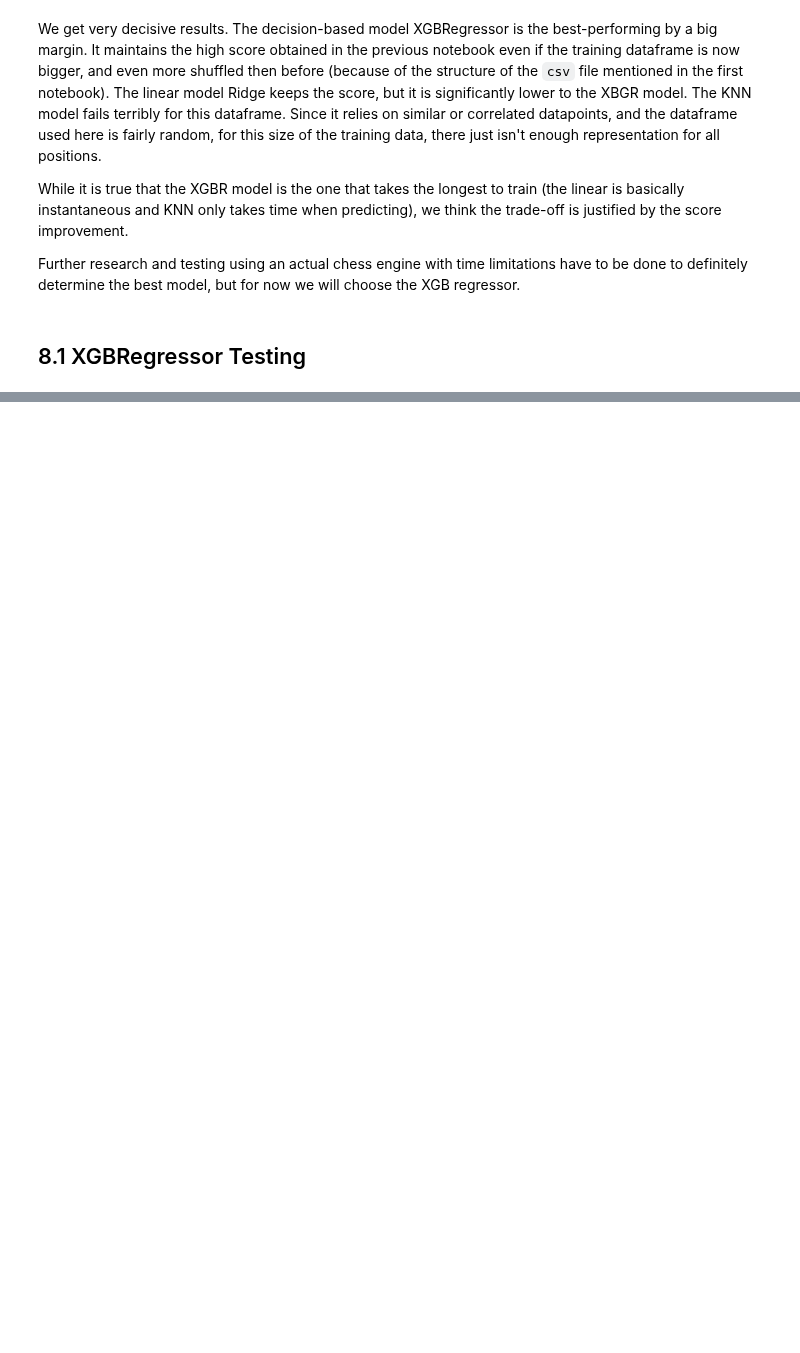
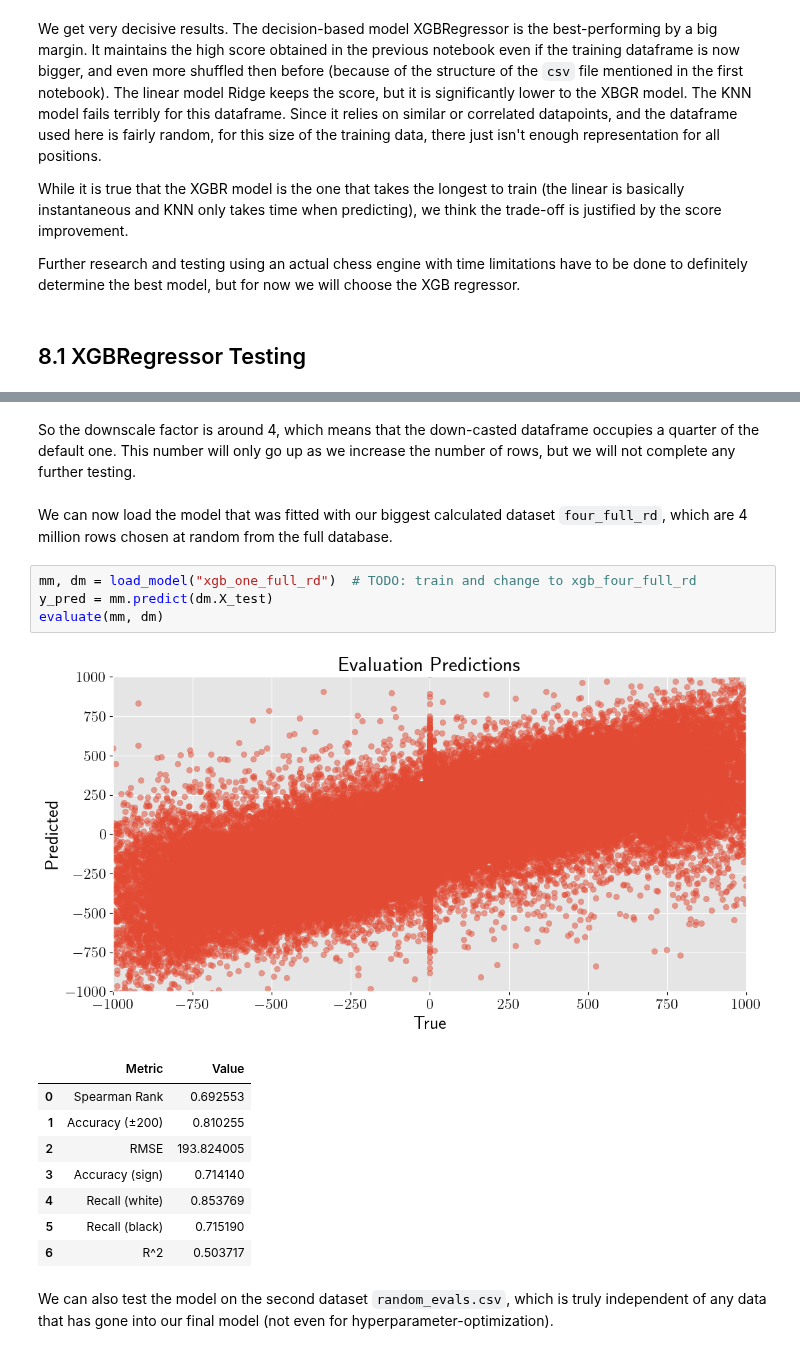
Before and after one commit to NatanSisoev/Chess-ML-Evaluator, a Jupyter notebook: notebooks/8_testing.ipynb, the cells around one changed output, grey strips where cells are left out. Saved outputs shown, nothing was run; the diff lists cells and outputs as text; blank space fills up the shorter version.

Commit message:
Notebook 8 + downcast optimization

```diff
--- a/notebooks/8_testing.ipynb
+++ b/notebooks/8_testing.ipynb
@@ -50,0 +150,20 @@ Further research and testing using an actual chess engine with time limitations
+# %% [markdown]
+So the downscale factor is around 4, which means that the down-casted dataframe occupies a quarter of the default one. This number will only go up as we increase the number of rows, but we will not complete any further testing.
+# %% [markdown]
+We can now load the model that was fitted with our biggest calculated dataset `four_full_rd`, which are 4 million rows chosen at random from the full database.
+# %%
+mm, dm = load_model("xgb_one_full_rd")  # TODO: train and change to xgb_four_full_rd
+y_pred = mm.predict(dm.X_test)
+evaluate(mm, dm)
+# %% [output]
+[figure, added]
+|  | Metric | Value |
+| 0 | Spearman Rank | 0.692553 |
+| 1 | Accuracy (±200) | 0.810255 |
+| 2 | RMSE | 193.824005 |
+| 3 | Accuracy (sign) | 0.714140 |
+| 4 | Recall (white) | 0.853769 |
+| 5 | Recall (black) | 0.715190 |
+| 6 | R^2 | 0.503717 |
+# %% [markdown]
+We can also test the model on the second dataset `random_evals.csv`, which is truly independent of any data that has gone into our final model (not even for hyperparameter-optimization).
```
Also changed, not shown: parts of 13 cells of this notebook, 9 other files.
